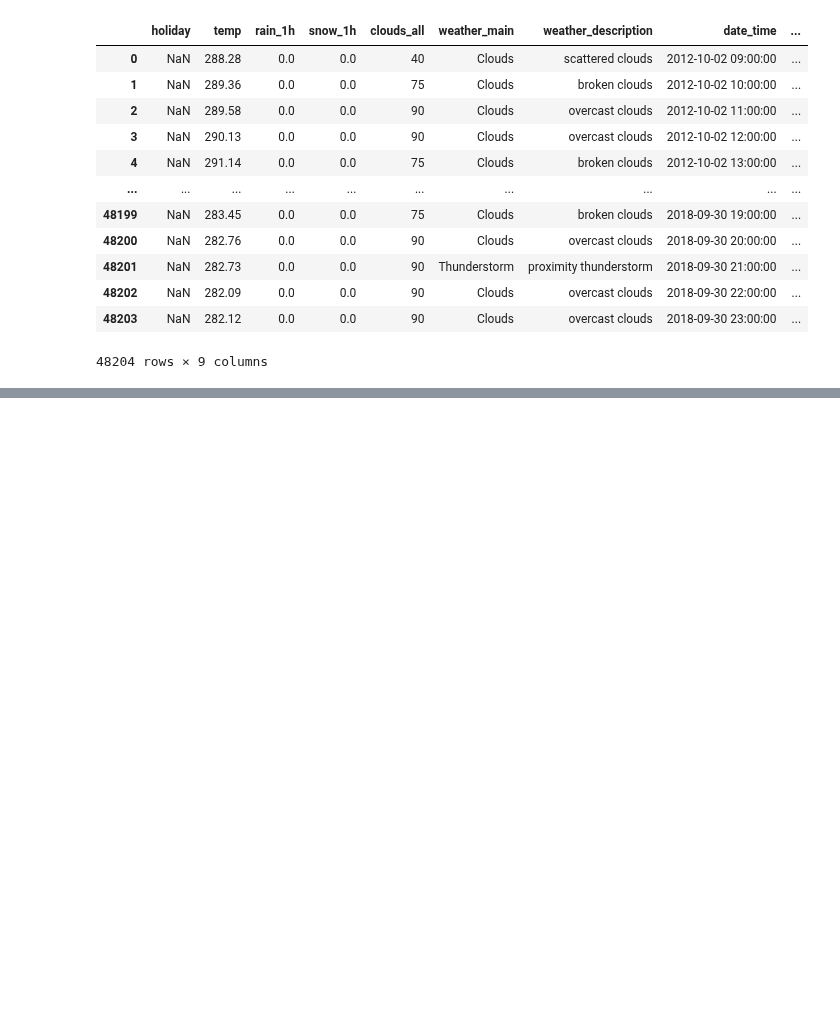
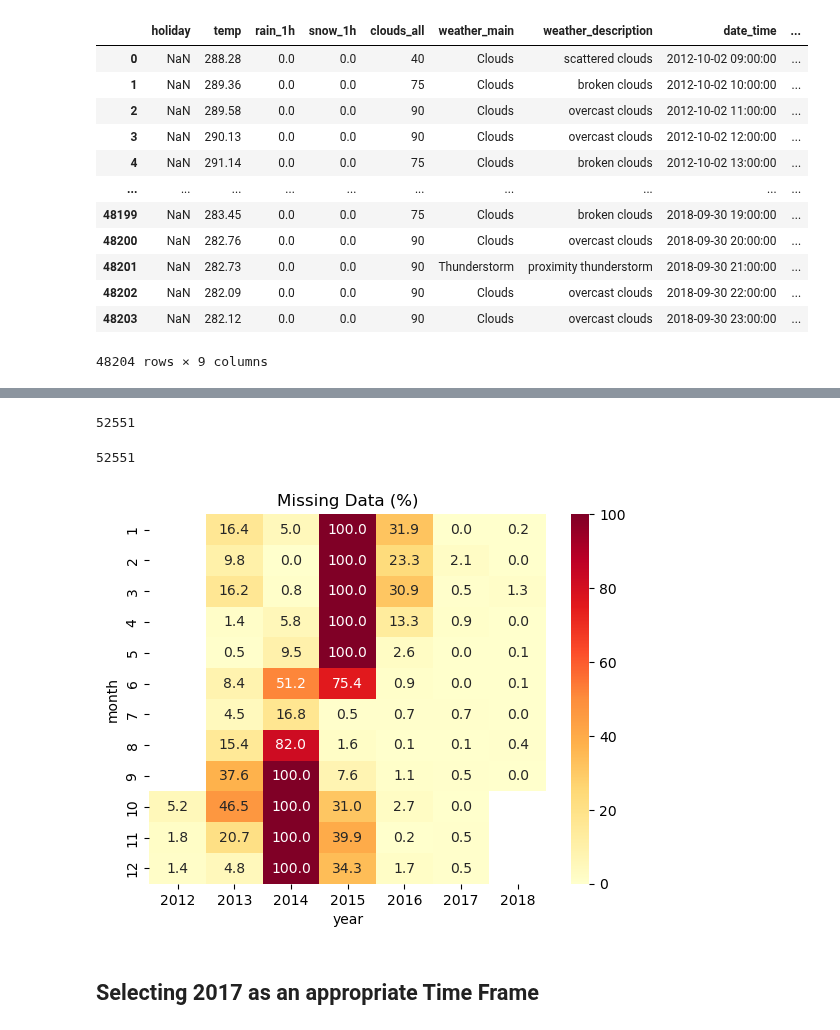
Before and after one commit to StefanFSmid/ASDA_2025_Group_3_Porfolio, a Jupyter notebook: notebooks/week_08_group_3_notebook.ipynb, the cells around one changed output, grey strips where cells are left out. Cells and saved outputs as stored; diff of their text form; code cells hidden in the pictures; blank space fills up the shorter version.

```diff
--- a/notebooks/week_08_group_3_notebook.ipynb
+++ b/notebooks/week_08_group_3_notebook.ipynb
@@ -30,0 +79,4 @@ traffic_df
+# %%
+# Convert "date_time" column to datetime format
+traffic_df["date_time"] = pd.to_datetime(traffic_df["date_time"])
+traffic_df.sample(5)
@@ -30,0 +106,41 @@ traffic_df
+# %%
+# calculate expected number of hourly entries
+len(pd.date_range(start=traffic_df['date_time'].min(), end=traffic_df['date_time'].max(), freq='h'))
+# %% [output]
+52551
+# %%
+# create time skeleton to identify gaps
+
+skeleton = pd.date_range(start = traffic_df['date_time'].min(), end = traffic_df['date_time'].max(), freq='h')
+len(skeleton)
+# %% [output]
+52551
+# %%
+# merging skeleton with original data to identify missing timestamps
+skeleton_df = pd.DataFrame(skeleton, columns = ['date_time'])
+# %%
+df_full = pd.merge(skeleton_df, traffic_df, on = 'date_time', how = 'left')
+# %%
+# Calculate fraction of missing data for each year-month
+missing_heatmap_data = df_full.copy()
+missing_heatmap_data['year'] = missing_heatmap_data['date_time'].dt.year
+missing_heatmap_data['month'] = missing_heatmap_data['date_time'].dt.month
+missing_heatmap_data['is_missing'] = missing_heatmap_data['traffic_volume'].isna()
+
+missing_heatmap_data = (
+    missing_heatmap_data
+    .groupby(['year', 'month'], as_index=False)
+    ['is_missing']
+    .mean()
+    .assign(missing_pct=lambda x: round(x['is_missing'] * 100, 1))
+    [['year', 'month', 'missing_pct']]
+)
+
+sns.heatmap(missing_heatmap_data.pivot_table(index='month', columns='year', values='missing_pct'),
+            annot=True, fmt='.1f', cmap='YlOrRd')
+plt.title('Missing Data (%)')
+plt.show()
+# %% [output]
+[figure, added]
+# %% [markdown]
+## Selecting 2017 as an appropriate Time Frame
```
Also changed, not shown: parts of 15 cells of this notebook.
